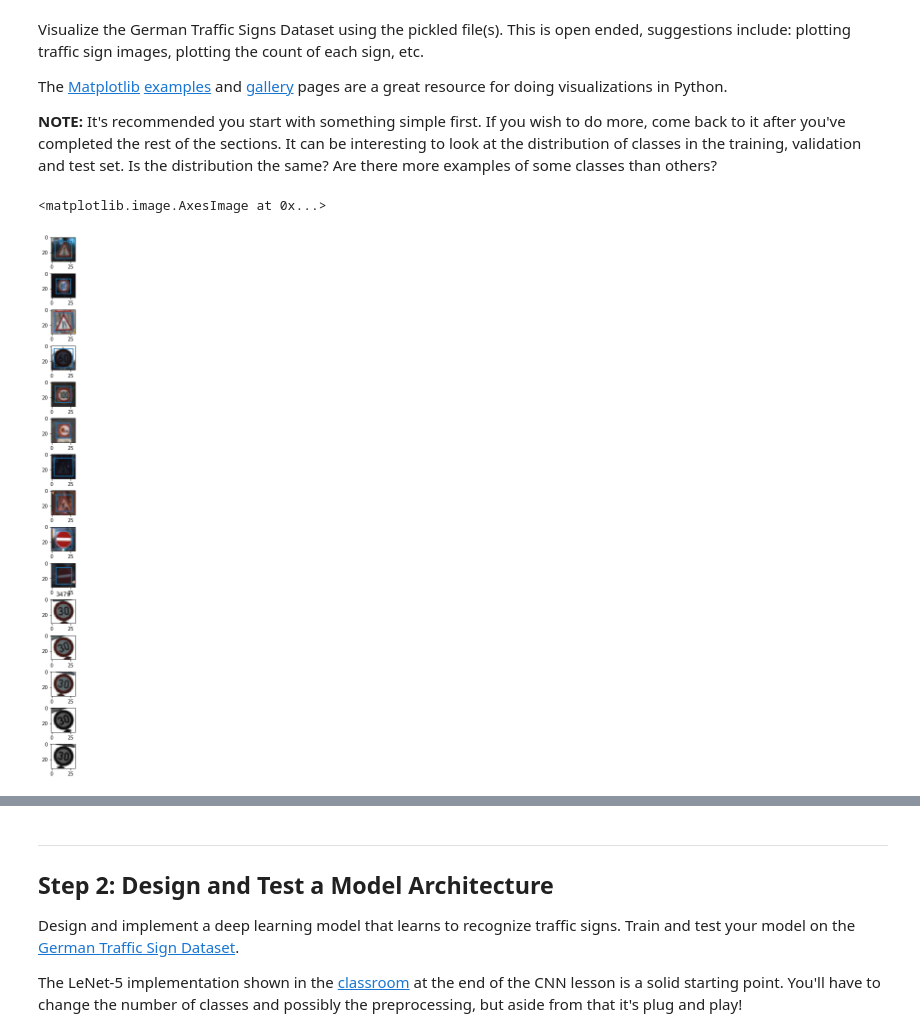
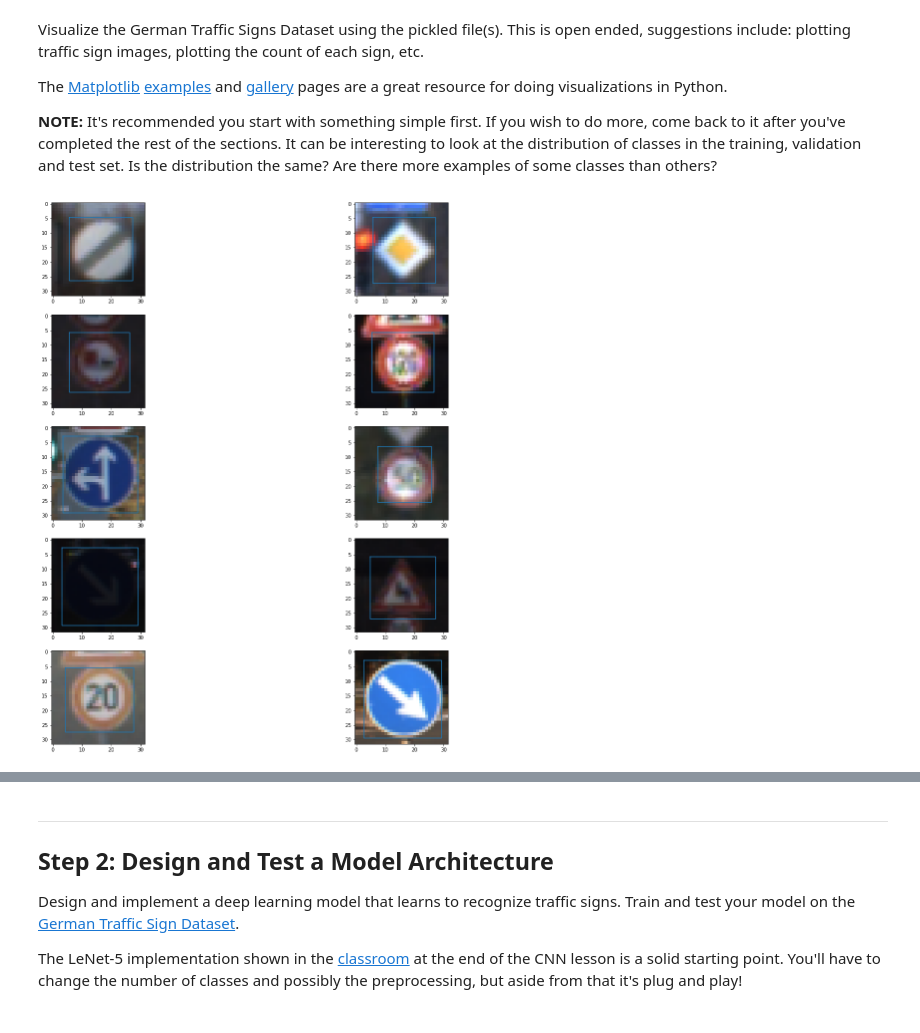
Before and after one commit to liamog/CarND-Traffic-Sign-Classifier-Project, a Jupyter notebook: Traffic_Sign_Classifier.ipynb, the cells around one changed output, grey strips where cells are left out. Drawn from its saved outputs; the diff is of its cells as text; code cells hidden in the pictures.

```diff
--- a/Traffic_Sign_Classifier.ipynb
+++ b/Traffic_Sign_Classifier.ipynb
@@ -211,44 +249,23 @@ def randomize_border(data, idx) :
 # %%
 ### Data exploration visualization code goes here.
 ### Feel free to use as many code cells as needed.
 import random
 import numpy as np
 import math
 
 import matplotlib.pyplot as plt
 # Visualizations will be shown in the notebook.
 %matplotlib inline
 
-fig, ax = plt.subplots(nrows=15, figsize=(20, 20))
-fig.subplots_adjust(hspace=.5)
+fig, ax = plt.subplots(nrows=5, ncols=2, figsize=(20, 20))
 subplot_idx = 0
 
 # Show some random images and plot the box where the sign is located in the image
 for idx in range(10) :
     index = random.randint(0, len(X_train_in))
-    plotimage_with_sizes(ax[idx], X_train_in, index)
+    row = int(idx / 2)
+    col = int(idx % 2)
+    plotimage_with_sizes(ax[row, col], X_train_in, index)
     subplot_idx+=1
-
-# For this sample image draw the various mutations , rotations, grayscale etc.
-image_index = 3479
-
-image = X_train_in[image_index]
-image_rot1 = rotate_image(image, 15)
-image_rot2 = rotate_image(image, -15)
-image_rot1_gray = grayscale_image(image_rot1)
-image_rot2_gray = grayscale_image(image_rot2)
-fig_title = "{}".format(image_index)
-
-ax[subplot_idx].set(title = fig_title)
-ax[subplot_idx].imshow(image.squeeze())
-subplot_idx+=1
-ax[subplot_idx].imshow(image_rot1.squeeze())
-subplot_idx+=1
-ax[subplot_idx].imshow(image_rot2.squeeze())
-subplot_idx+=1
-ax[subplot_idx].imshow(image_rot1_gray.squeeze(), "gray")
-subplot_idx+=1
-ax[subplot_idx].imshow(image_rot2_gray.squeeze(), "gray")
 # %% [output]
-<matplotlib.image.AxesImage at 0x...>
-[figure, old version]
+[figure, new version]
```
Also changed, not shown: parts of 23 cells of this notebook.
